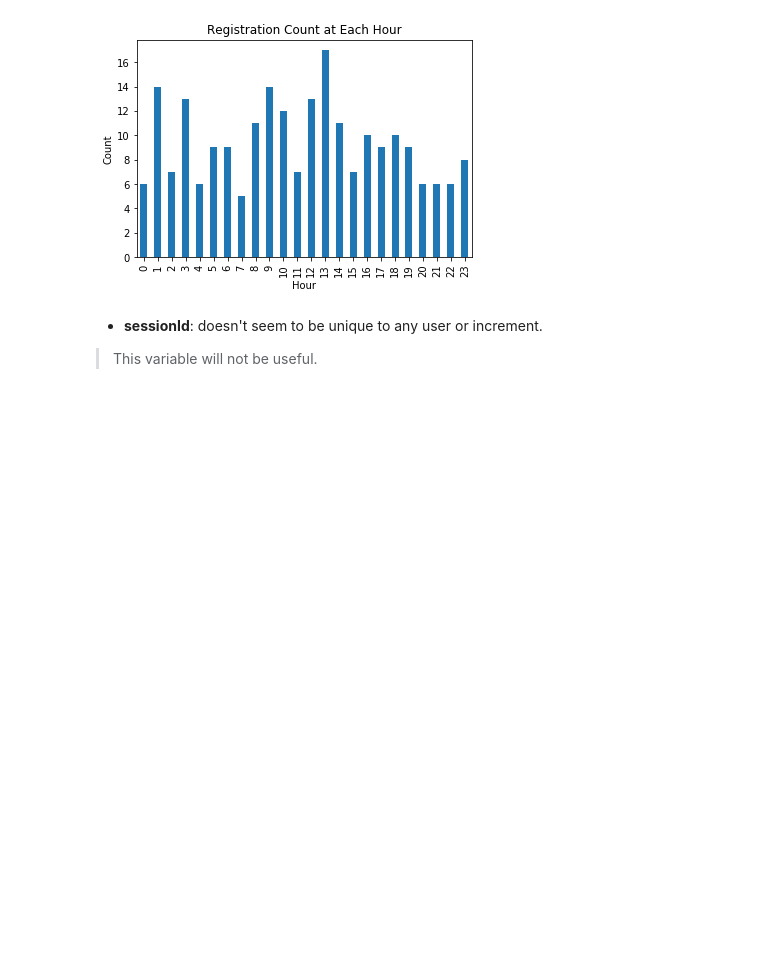
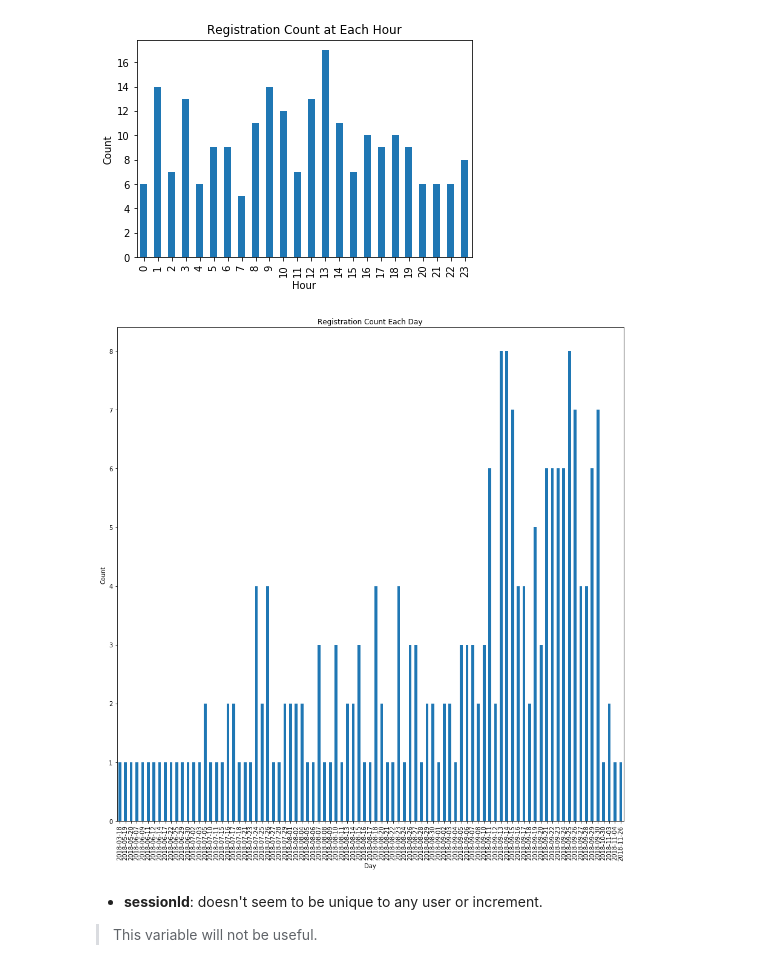
Before and after one commit to PZebarth/Python-Spark-Big-Data-Supervised-Learning, a Jupyter notebook: Sparkify.ipynb, the cells around one changed output. Cells and saved outputs as stored; diff of their text form; code cells hidden in the pictures; blank space fills up the shorter version.

```diff
--- a/Sparkify.ipynb
+++ b/Sparkify.ipynb
@@ -546,6 +534,26 @@ plt.ylabel('Count')
 plt.title('Registration Count at Each Hour');
 # %% [output]
 [figure]
+# %%
+date = udf(lambda x: datetime.datetime.fromtimestamp(int(x) / 1000.0).strftime('%Y-%m-%d'))
+df = df.withColumn('registrationDay', date('registration'))
+df.createOrReplaceTempView('user_table')
+
+reg_day_count = spark.sql('''
+                           SELECT registrationDay, COUNT(DISTINCT userId) AS count
+                           FROM user_table
+                           GROUP BY 1
+                           ORDER BY 1 ASC
+                           '''
+                           ).toPandas()
+
+plt.figure(figsize=(15,15))
+reg_day_count.groupby('registrationDay')['count'].sum().plot.bar()
+plt.xlabel('Day')
+plt.ylabel('Count')
+plt.title('Registration Count Each Day');
+# %% [output]
+[figure, added]
 # %% [markdown]
 - <b>sessionId</b>: doesn't seem to be unique to any user or increment.
 > This variable will not be useful.
```
Also changed, not shown: parts of 77 cells of this notebook.
